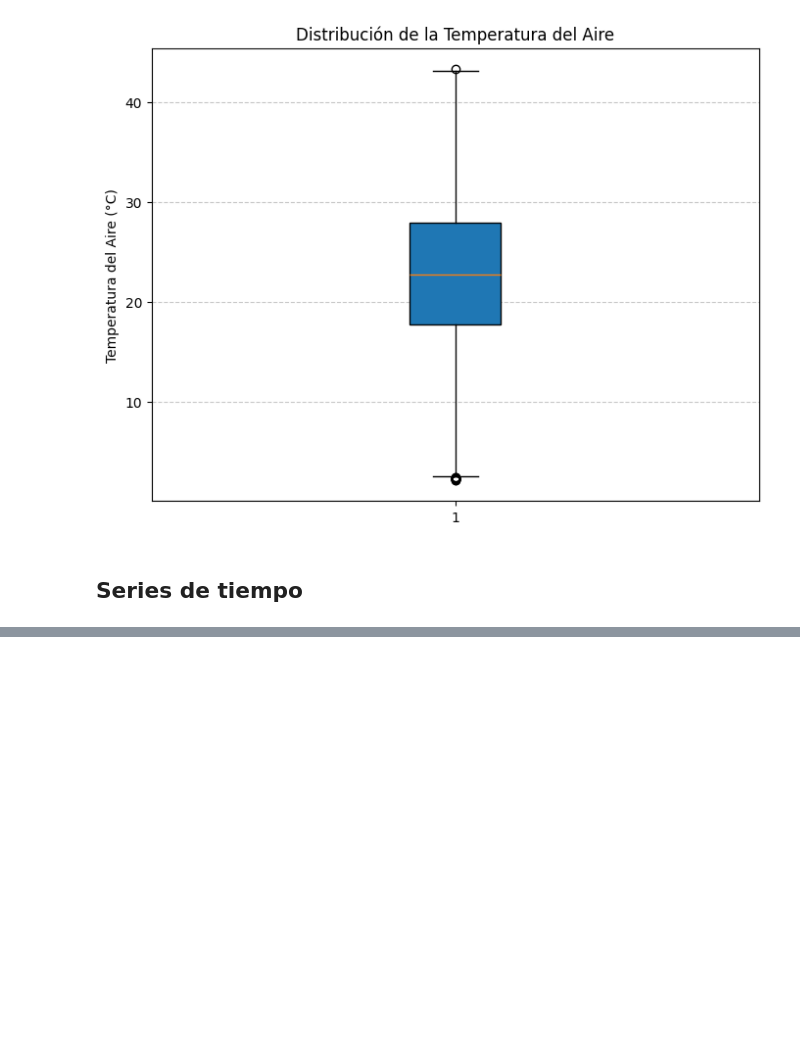
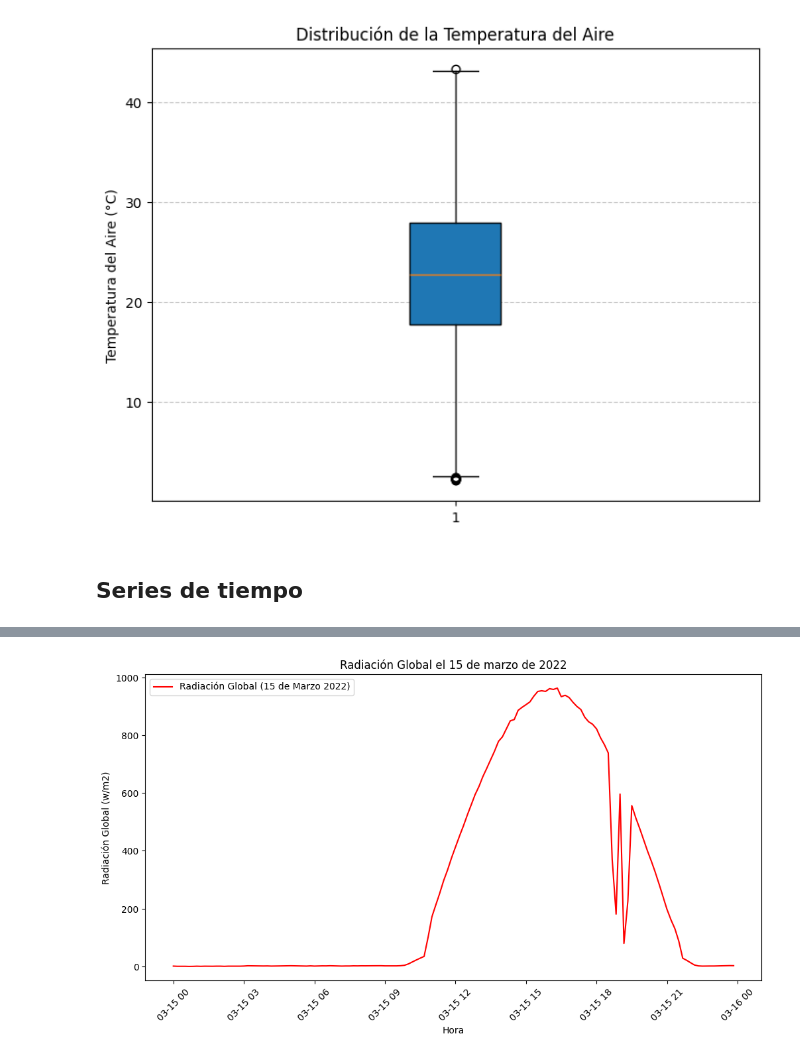
Before and after one commit to aldodds/DS_Python_WeatherStation, a Jupyter notebook: EstacionMeteorologica.ipynb, the cells around one changed output, grey strips where cells are left out. Cells and saved outputs as stored; diff of their text form; code cells hidden in the pictures; blank space fills up the shorter version.

```diff
--- a/EstacionMeteorologica.ipynb
+++ b/EstacionMeteorologica.ipynb
@@ -768,0 +811,19 @@ Se usa `.index`
+# %%
+# Filtrar por un día específico, por ejemplo, 15 de marzo de 2022
+dia_especifico = estacion_meteorologica[
+    (estacion_meteorologica['Year'] == 2022) &
+    (estacion_meteorologica['Month'] == 3) &
+    (estacion_meteorologica['Day'] == 15)
+]
+
+# Graficar
+fig, ax = plt.subplots(figsize=(12, 6))
+ax.plot(dia_especifico.index, dia_especifico['Radic Global (w/m2)'], color='r', label='Radiación Global (15 de Marzo 2022)')
+plt.xticks(rotation=45)
+plt.title('Radiación Global el 15 de marzo de 2022')
+plt.xlabel('Hora')
+plt.ylabel('Radiación Global (w/m2)')
+plt.legend()
+plt.show()
+# %% [output]
+[figure, added]
```
Also changed, not shown: parts of 8 cells of this notebook.
